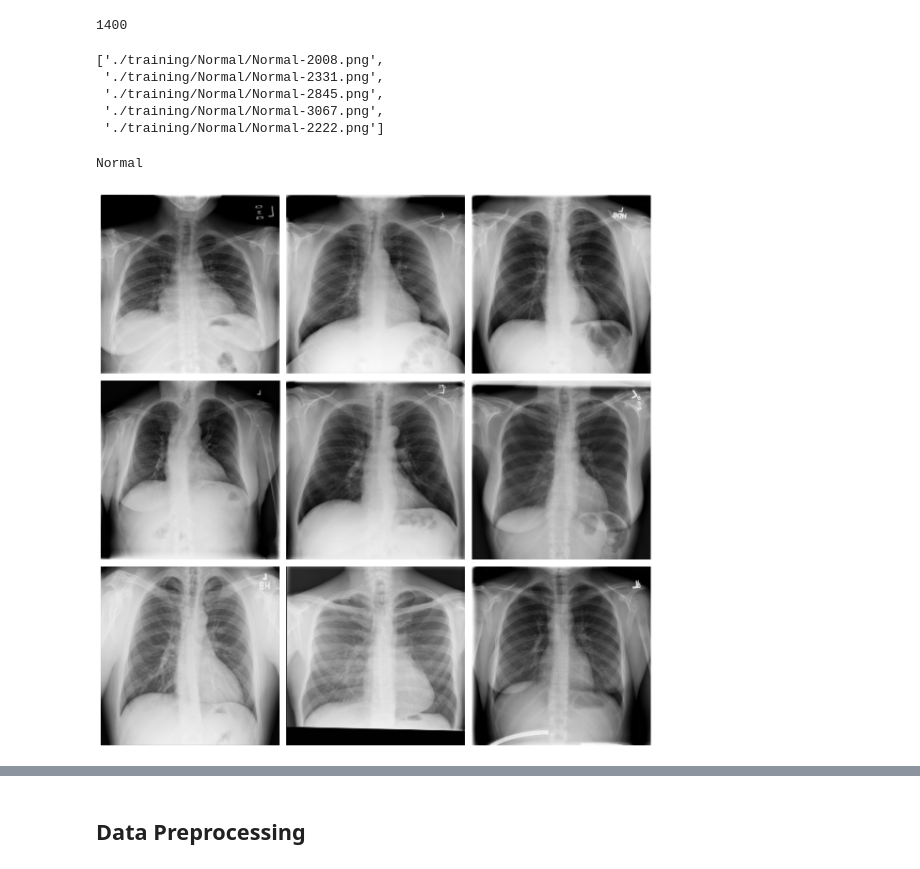
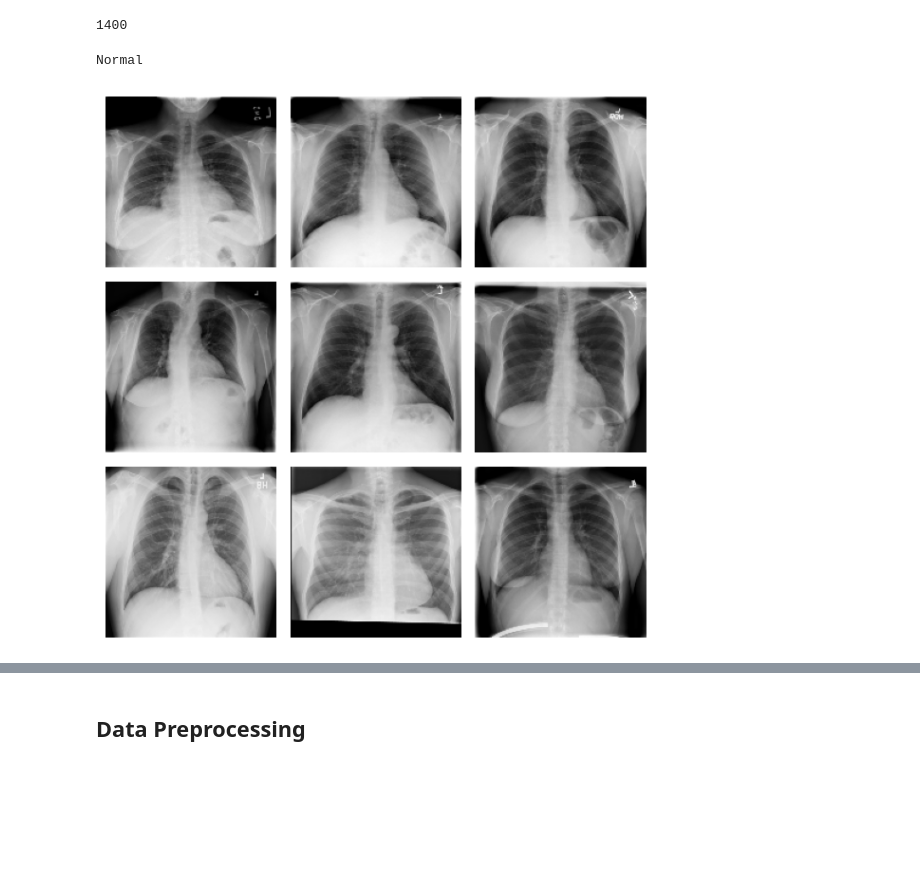
Before and after one commit to alfiannnas/tbc-detection-app, a Jupyter notebook: UnderSamplingTBC_Detection.ipynb, the cells around one changed output, grey strips where cells are left out. Cells and saved outputs as stored; diff of their text form; code cells hidden in the pictures; blank space fills up the shorter version.

```diff
--- a/UnderSamplingTBC_Detection.ipynb
+++ b/UnderSamplingTBC_Detection.ipynb
@@ -318,29 +314,20 @@ print(train_df.shape[0] + val_df.shape[0] + test_df.shape[0])
 import glob
 train_norm = glob.glob(TRAINING_NORM_DIR +'/*.png')
 train_tb = glob.glob(TRAINING_TB_DIR + '/*.png')
-# %%
-train_norm[:5]
-# %% [output]
-['./training/Normal/Normal-2008.png',
- './training/Normal/Normal-2331.png',
- './training/Normal/Normal-2845.png',
- './training/Normal/Normal-3067.png',
- './training/Normal/Normal-2222.png']
 # %%
-
 print('Normal')
 
-plt.figure(figsize=(12,12))
+plt.figure(figsize=(6,6))
 
 for i in range(0, 9):
     plt.subplot(3,3,i + 1)
     img = cv2.imread(train_norm[i])
-    img = cv2.resize(img, (224,224))
+    img = cv2.resize(img, (150,150))
     plt.imshow(img)
     plt.axis("off")
 
 plt.tight_layout()
 plt.show()
 # %% [output]
 Normal
-[figure, old version]
+[figure, new version]
```
Also changed, not shown: parts of 37 cells of this notebook.
